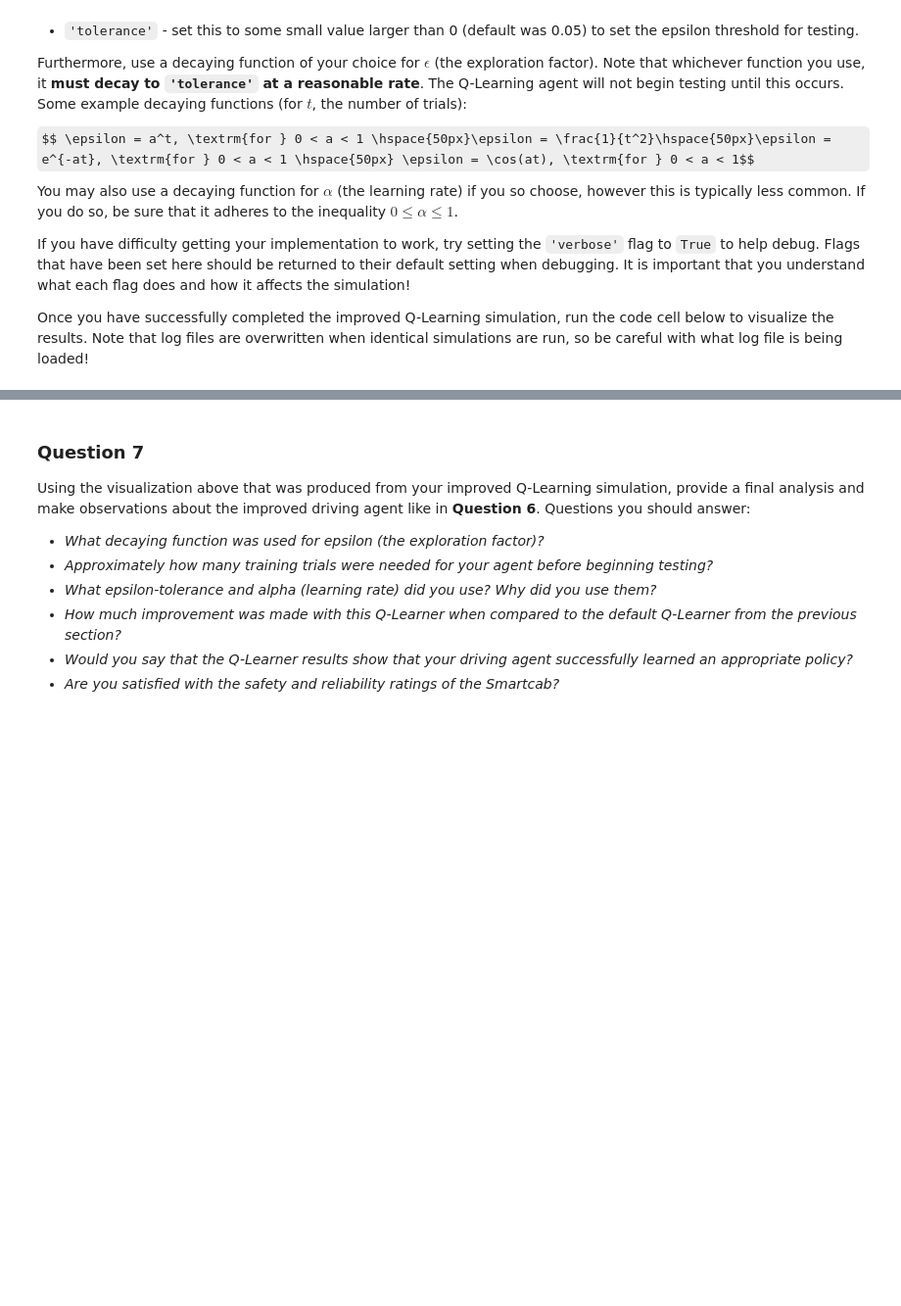
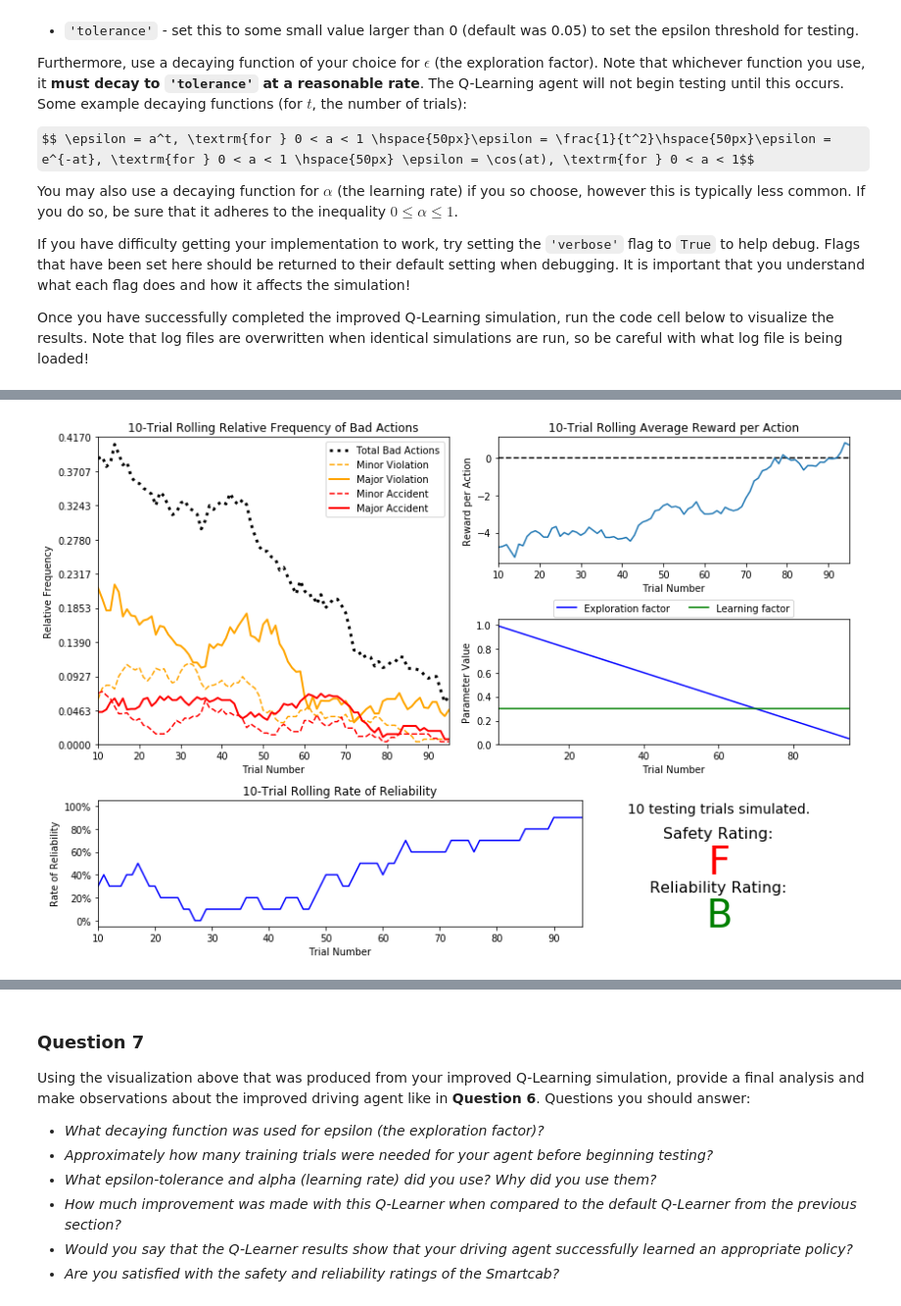
Before and after one commit to anilrajgr/udacity-machine-learning, a Jupyter notebook: projects/smartcab/smartcab.ipynb, the cells around one changed output, grey strips where cells are left out. Shown at 98% size. Drawn from its saved outputs; the diff is of its cells as text; code cells hidden in the pictures; some formulas as TeX source; blank space fills up the shorter version.

```diff
--- a/projects/smartcab/smartcab.ipynb
+++ b/projects/smartcab/smartcab.ipynb
@@ -256,0 +287,9 @@ Once you have successfully completed the improved Q-Learning simulation, run the
+# %%
+# Load the 'sim_improved-learning' file from the improved Q-Learning simulation
+# alpha = 0.3
+# epsilon = 1.0
+# epsilon update = epsilon - 0.01
+# Starting with a lower alpha. Faster learning.
+vs.plot_trials('sim_improved-learning.csv')
+# %% [output]
+[figure, added]
```
Also changed, not shown: parts of 13 cells of this notebook, 1 other file.
